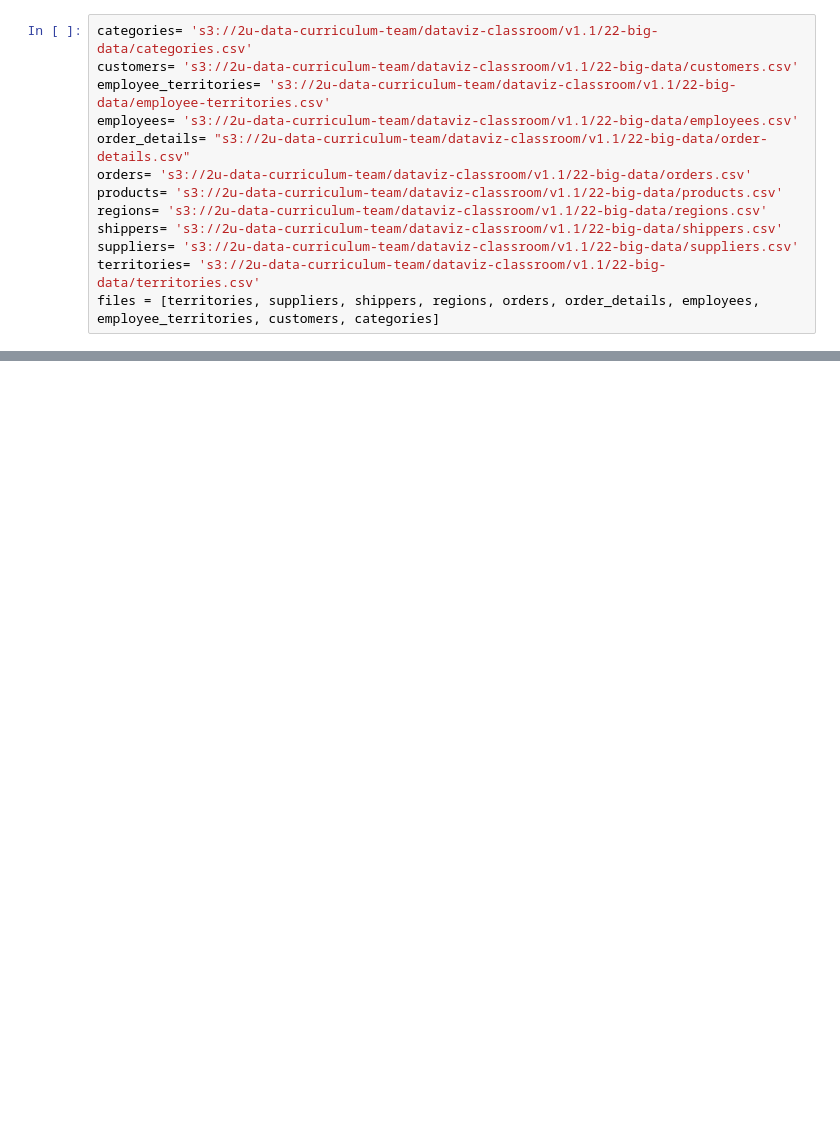
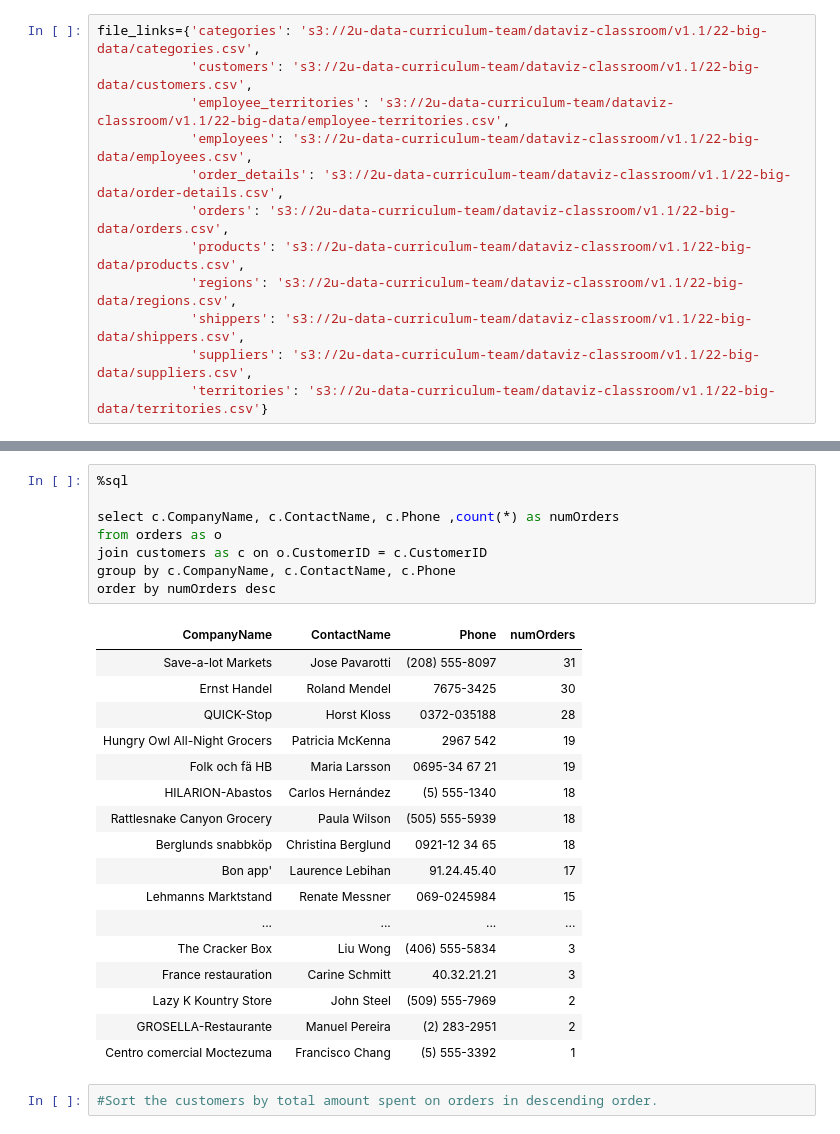
Before and after one commit to DuncanMPlate/retail_analysis_on_databricks, a Jupyter notebook: dbGroupProject.ipynb, the cells around one changed output, grey strips where cells are left out. Saved outputs shown, nothing was run; the diff lists cells and outputs as text; blank space fills up the shorter version.

```diff
--- a/dbGroupProject.ipynb
+++ b/dbGroupProject.ipynb
@@ -1,16 +1,15 @@
 # %%
-categories= 's3://2u-data-curriculum-team/dataviz-classroom/v1.1/22-big-data/categories.csv'
-customers= 's3://2u-data-curriculum-team/dataviz-classroom/v1.1/22-big-data/customers.csv'
-employee_territories= 's3://2u-data-curriculum-team/dataviz-classroom/v1.1/22-big-data/employee-territories.csv'
-employees= 's3://2u-data-curriculum-team/dataviz-classroom/v1.1/22-big-data/employees.csv'
-order_details= "s3://2u-data-curriculum-team/dataviz-classroom/v1.1/22-big-data/order-details.csv"
-orders= 's3://2u-data-curriculum-team/dataviz-classroom/v1.1/22-big-data/orders.csv'
-products= 's3://2u-data-curriculum-team/dataviz-classroom/v1.1/22-big-data/products.csv'
-regions= 's3://2u-data-curriculum-team/dataviz-classroom/v1.1/22-big-data/regions.csv'
-shippers= 's3://2u-data-curriculum-team/dataviz-classroom/v1.1/22-big-data/shippers.csv'
-suppliers= 's3://2u-data-curriculum-team/dataviz-classroom/v1.1/22-big-data/suppliers.csv'
-territories= 's3://2u-data-curriculum-team/dataviz-classroom/v1.1/22-big-data/territories.csv'
-files = [territories, suppliers, shippers, regions, orders, order_details, employees, employee_territories, customers, categories]
+file_links={'categories': 's3://2u-data-curriculum-team/dataviz-classroom/v1.1/22-big-data/categories.csv',
+            'customers': 's3://2u-data-curriculum-team/dataviz-classroom/v1.1/22-big-data/customers.csv',
+            'employee_territories': 's3://2u-data-curriculum-team/dataviz-classroom/v1.1/22-big-data/employee-territories.csv',
+            'employees': 's3://2u-data-curriculum-team/dataviz-classroom/v1.1/22-big-data/employees.csv',
+            'order_details': 's3://2u-data-curriculum-team/dataviz-classroom/v1.1/22-big-data/order-details.csv',
+            'orders': 's3://2u-data-curriculum-team/dataviz-classroom/v1.1/22-big-data/orders.csv',
+            'products': 's3://2u-data-curriculum-team/dataviz-classroom/v1.1/22-big-data/products.csv',
+            'regions': 's3://2u-data-curriculum-team/dataviz-classroom/v1.1/22-big-data/regions.csv',
+            'shippers': 's3://2u-data-curriculum-team/dataviz-classroom/v1.1/22-big-data/shippers.csv',
+            'suppliers': 's3://2u-data-curriculum-team/dataviz-classroom/v1.1/22-big-data/suppliers.csv',
+            'territories': 's3://2u-data-curriculum-team/dataviz-classroom/v1.1/22-big-data/territories.csv'}
 # %% [output]
 [interactive output not drawn]
 # %%
@@ -23,0 +139,28 @@ spark.catalog.listTables()
+# %%
+%sql
+
+select c.CompanyName, c.ContactName, c.Phone ,count(*) as numOrders
+from orders as o
+join customers as c on o.CustomerID = c.CustomerID
+group by c.CompanyName, c.ContactName, c.Phone
+order by numOrders desc
+# %% [output]
+| CompanyName | ContactName | Phone | numOrders |
+| Save-a-lot Markets | Jose Pavarotti | (208) 555-8097 | 31 |
+| Ernst Handel | Roland Mendel | 7675-3425 | 30 |
+| QUICK-Stop | Horst Kloss | 0372-035188 | 28 |
+| Hungry Owl All-Night Grocers | Patricia McKenna | 2967 542 | 19 |
+| Folk och fä HB | Maria Larsson | 0695-34 67 21 | 19 |
+| HILARION-Abastos | Carlos Hernández | (5) 555-1340 | 18 |
+| Rattlesnake Canyon Grocery | Paula Wilson | (505) 555-5939 | 18 |
+| Berglunds snabbköp | Christina Berglund | 0921-12 34 65 | 18 |
+| Bon app' | Laurence Lebihan | 91.24.45.40 | 17 |
+| Lehmanns Marktstand | Renate Messner | 069-0245984 | 15 |
+| ... | ... | ... | ... |
+| The Cracker Box | Liu Wong | (406) 555-5834 | 3 |
+| France restauration | Carine Schmitt | 40.32.21.21 | 3 |
+| Lazy K Kountry Store | John Steel | (509) 555-7969 | 2 |
+| GROSELLA-Restaurante | Manuel Pereira | (2) 283-2951 | 2 |
+| Centro comercial Moctezuma | Francisco Chang | (5) 555-3392 | 1 |
+# %%
+#Sort the customers by total amount spent on orders in descending order.
```
Also changed, not shown: parts of 13 cells of this notebook, 5 other files.
